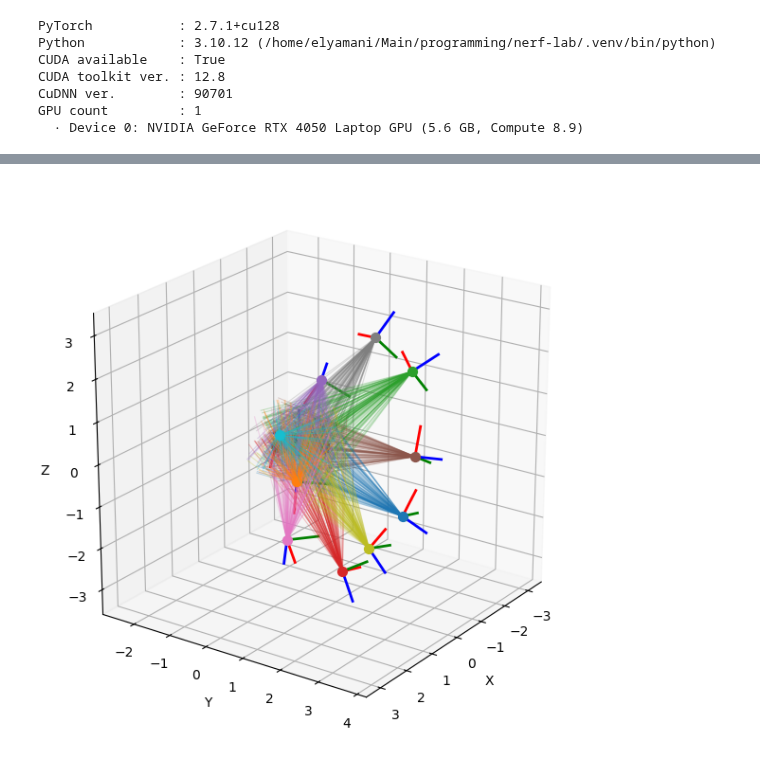
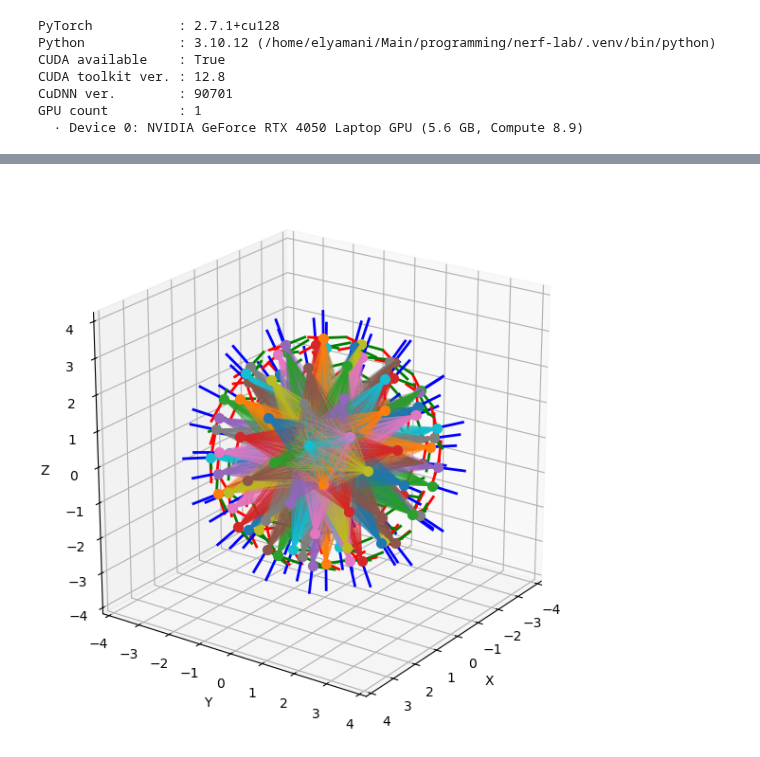
Before and after one commit to WikiGenius/nerf-lab, a Jupyter notebook: examples/demo_train.ipynb, the cells around one changed output, grey strips where cells are left out. Saved outputs shown, nothing was run; the diff lists cells and outputs as text; code cells hidden in the pictures.

```diff
--- a/examples/demo_train.ipynb
+++ b/examples/demo_train.ipynb
@@ -55,11 +55,11 @@ GPU count         : 1
 # %%
 
 # ---- Parameters (edit these) ----
-scene_dir = Path("../data/data_experiment2")  # root scene directory
+scene_dir = Path("../data/data_experiment1")  # root scene directory
 split = "train"                   # one of: "train", "val", "test"
 seed = 7
 cfg_hash = None                  # if None, auto-discover from cache folder
-num_frames = 2
+num_frames = 100
 frame_offset = 0
 device = "cpu"                   # set "cuda" if available
 show_world = True               # set True to plot the world and selected camera
@@ -116,6 +100,0 @@ Loading cfg_hash=9867679e2750, split=train, frames=['000000', '000001', '000002'
-# %%
-# ---- Batch load and validate ----
-batch = load_batch(str(scene_dir), _cfg, split, frame_ids, seed=seed, as_torch=True, device=torch.device(device))
-validate_loaded_batch(batch)
-print(f"batch keys: {batch.keys()}")
-print(f"Batched: H_wc={tuple(batch['H_wc'].shape)}, O={tuple(batch['O'].shape)}, C={tuple(batch['C'].shape)}")
@@ -124,0 +101,8 @@ Batched: H_wc=(10, 4, 4), O=(10, 307200, 3), C=(10, 307200)
+# %%
+images = batch['images']
+H_wc = batch['H_wc']
+cam = Camera(H_wc)
+K = CFG.rays.R
+# 5.3 RNG for reproducible pixel sampling
+rng = torch.Generator(device=device)
+rng.manual_seed(7)
@@ -131,31 +145,31 @@ idx_render = 2                   # index (within loaded batch) for per-frame vis
 # %%
 
 # ---- Optional: plot the world and selected camera ----
 if show_world:
     try:
         world = load_world(world_json_path)
-        cam = camera_from_loaded_H(batch["H_wc"])
+        cam = cam
         idx = max(0, min(idx_render, cam.B - 1))
         plot_world(
             world,
             cameras=cam,
             # cam_indices=[idx],
             cam_indices='all',
             draw_rays=True,
             ray_mode="lines",
             rays_per_pose=100,
             samples_deterministic=False,
             ray_alpha=0.25,
             samples_alpha=0.1,
             shape_edge_alpha=1.0,
             shape_face_alpha=0.6,
             set_labels=False,
         )
         plt.show()
     except Exception as e:
         print("World plot skipped due to error:", e)
 # %% [output]
-[figure, old version]
+[figure, new version]
 # %%
 
 # ---- Visualize sigma & opacity for a chosen frame ----
```
Also changed, not shown: parts of 11 cells of this notebook, 4 other files.
